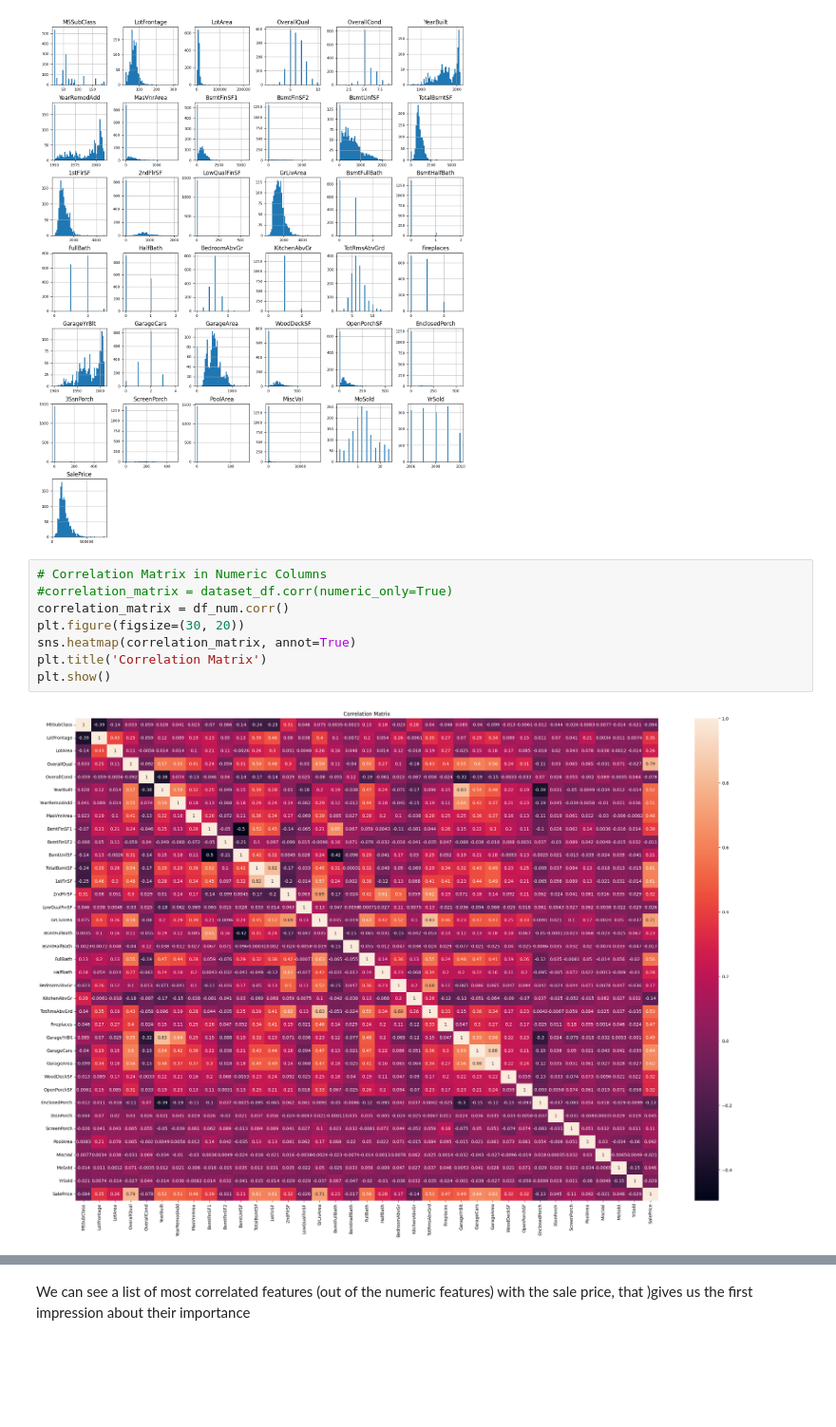
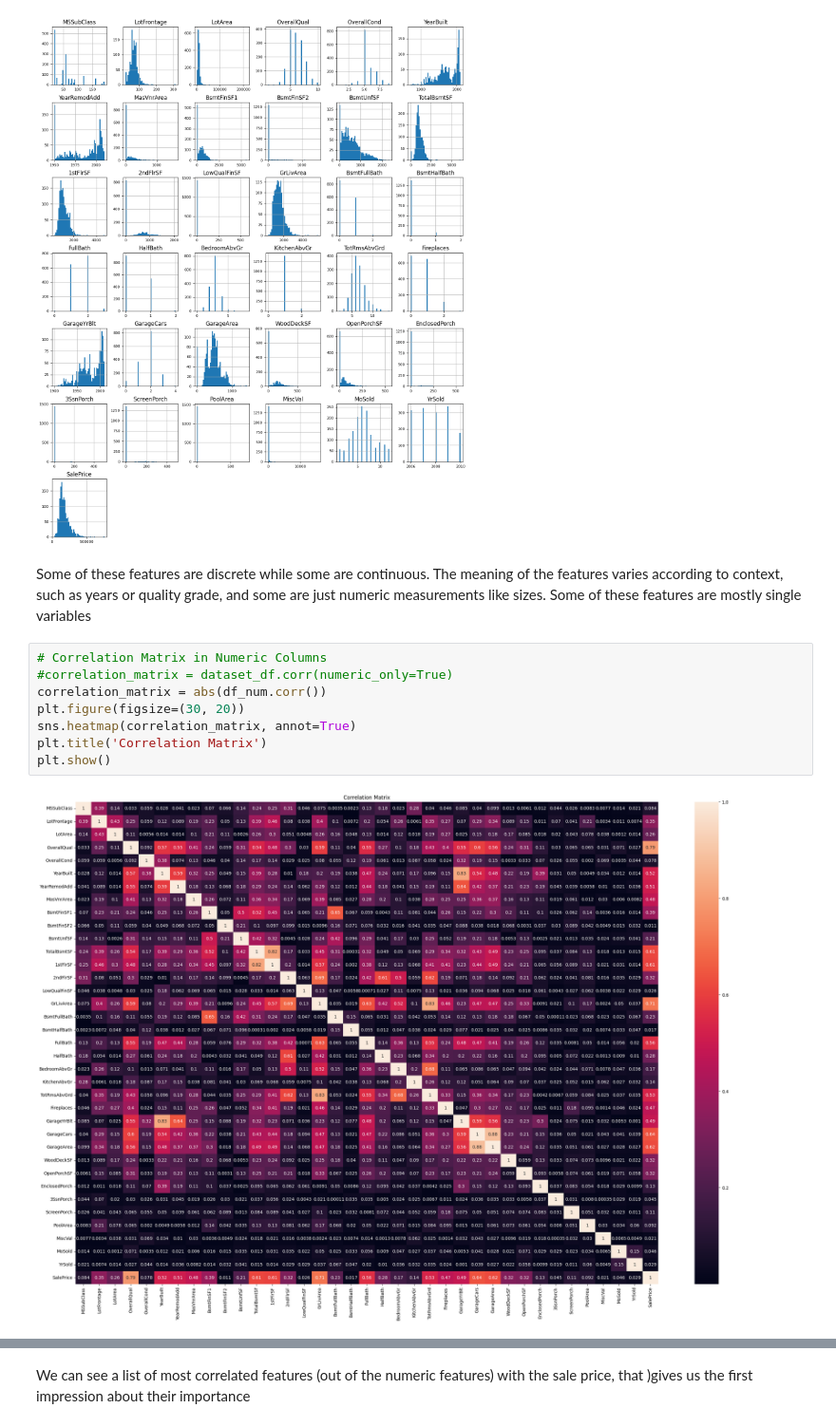
Before and after one commit to talbrend/JET, a Jupyter notebook: EDA_JET.ipynb, the cells around one changed output, grey strips where cells are left out. Shown at 95% size. Saved outputs shown, nothing was run; the diff lists cells and outputs as text; blank space fills up the shorter version.

```diff
--- a/EDA_JET.ipynb
+++ b/EDA_JET.ipynb
@@ -157,13 +148,15 @@ Now let us plot the distribution for all the numerical features.
 df_num.hist(figsize=(16, 20), bins=50, xlabelsize=8, ylabelsize=8);
 # %% [output]
 [figure]
+# %% [markdown]
+Some of these features are discrete while some are continuous. The meaning of the features varies according to context, such as years or quality grade, and some are just numeric measurements like sizes. Some of these features are mostly single variables
 # %%
 # Correlation Matrix in Numeric Columns
 #correlation_matrix = dataset_df.corr(numeric_only=True)
-correlation_matrix = df_num.corr()
+correlation_matrix = abs(df_num.corr())
 plt.figure(figsize=(30, 20))
 sns.heatmap(correlation_matrix, annot=True)
 plt.title('Correlation Matrix')
 plt.show()
 # %% [output]
-[figure, old version]
+[figure, new version]
```
Also changed, not shown: parts of 12 cells of this notebook.
